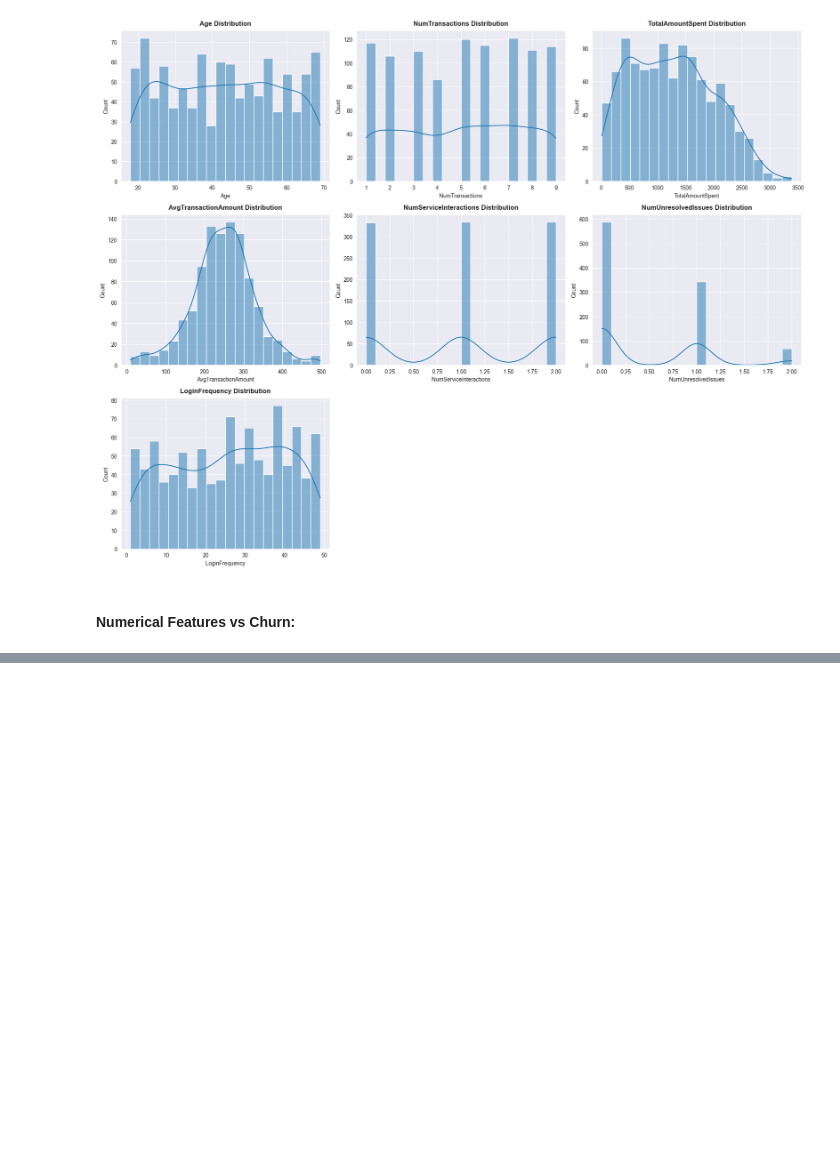
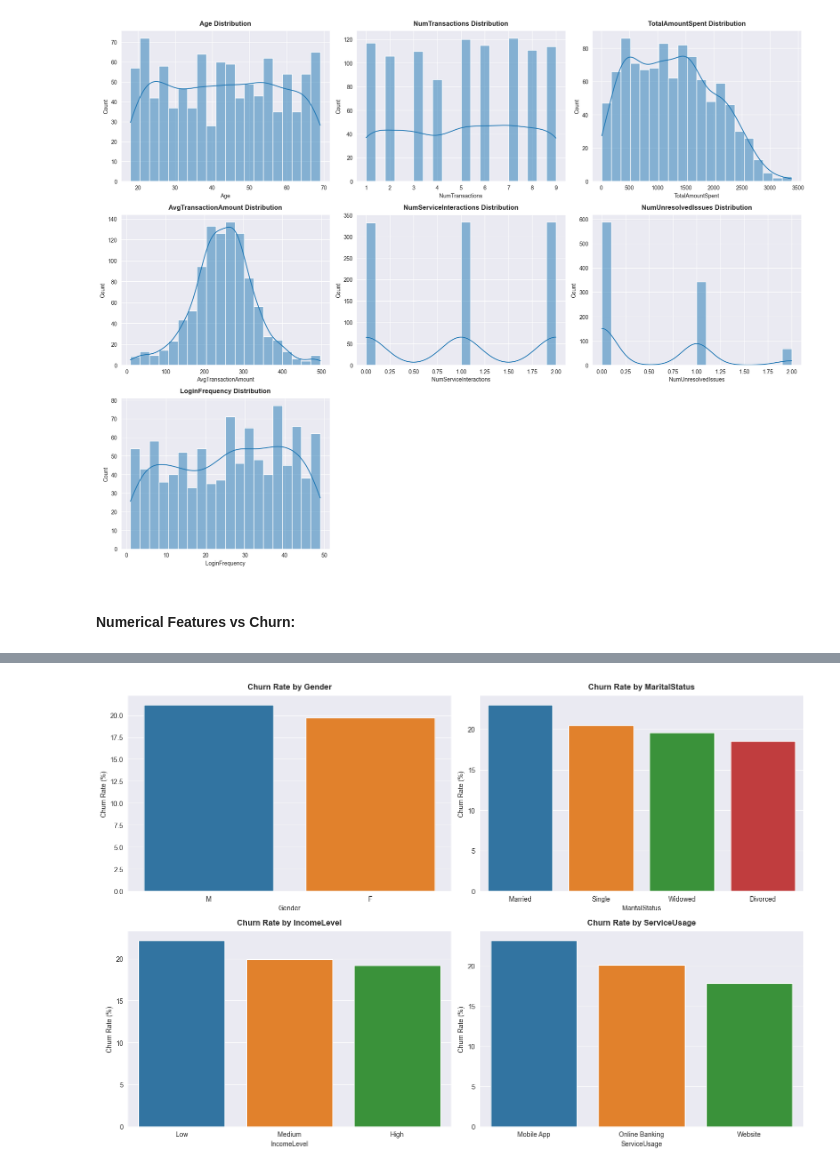
Before and after one commit to ashishpra28/Lloyds-Banking-Group-Job-Simulation, a Jupyter notebook: notebooks/Task1-EDA.ipynb, the cells around one changed output, grey strips where cells are left out. Drawn from its saved outputs; the diff is of its cells as text; code cells hidden in the pictures; blank space fills up the shorter version.

```diff
--- a/notebooks/Task1-EDA.ipynb
+++ b/notebooks/Task1-EDA.ipynb
@@ -887,0 +921,12 @@ plt.show()
+# %%
+# Check churn rate by categories
+for col in categorical_columns:
+    churn_rate = (
+        final_df.groupby(col)[target_column]
+        .mean()
+        .sort_values(ascending=False) * 100
+    )
+
+    print(f"\nChurn Rate by {col}")
+    print(churn_rate.round(2))
+    print("-"*40)
@@ -887,0 +951,35 @@ plt.show()
+# %%
+plt.figure(figsize=(15, 10))
+
+for i, col in enumerate(categorical_columns, 1):
+    plt.subplot(2, 2, i)
+
+    churn_rate = (
+        final_df.groupby(col)[target_column]
+        .mean()
+        .sort_values(ascending=False) * 100
+    )
+
+    sns.barplot(
+        x=churn_rate.index,
+        y=churn_rate.values,
+        palette='tab10'
+    )
+
+    plt.title(f'Churn Rate by {col}', fontweight='bold', pad=10)
+    plt.xlabel(col)
+    plt.ylabel('Churn Rate (%)')
+    sns.despine()
+
+plt.tight_layout()
+
+# Save figure
+plt.savefig(
+    '../plots/Categorical_Features_vs_Churn.png',
+    dpi=300,
+    bbox_inches='tight'
+)
+
+plt.show()
+# %% [output]
+[figure, added]
```
Also changed, not shown: parts of 19 cells of this notebook, 4 other files.
